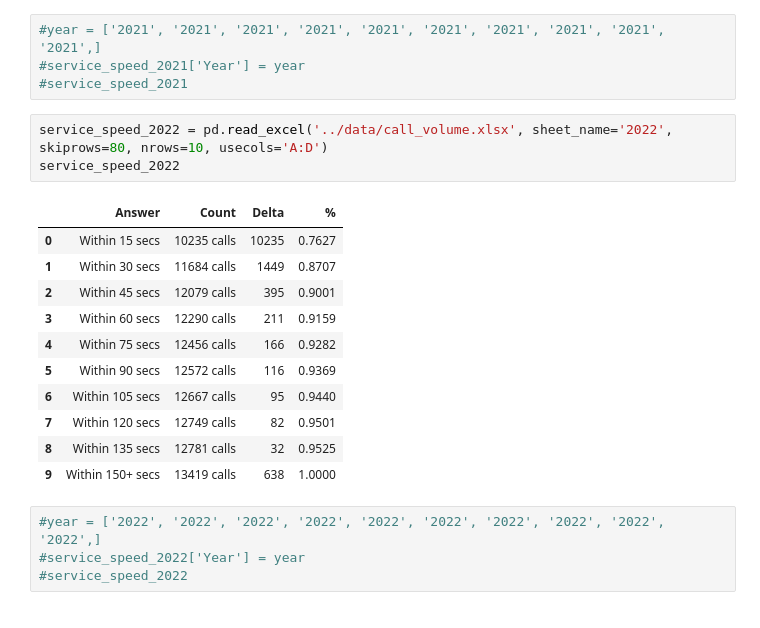
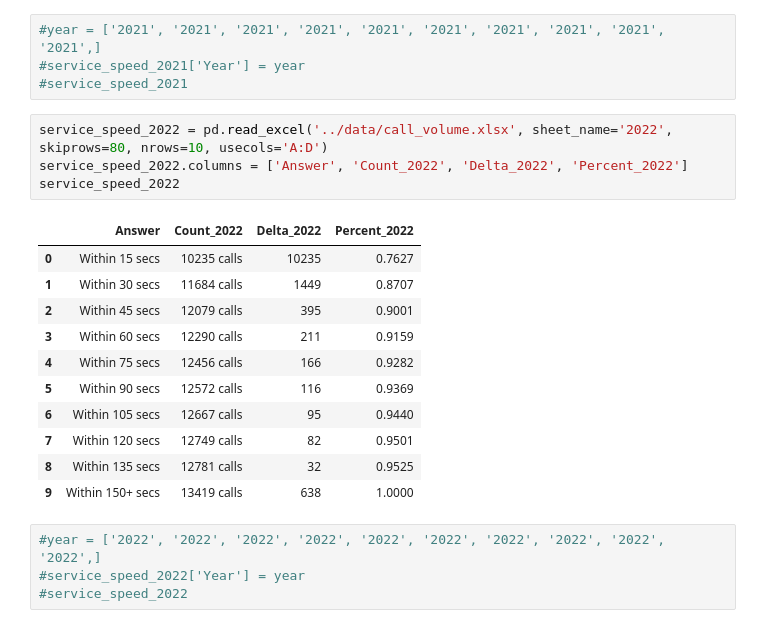
Before and after one commit to NSS-Data-Analytics-Cohort-6/fcs-crisis-sailing-the-seaborn, a Jupyter notebook: notebooks/FCS_Crisis_Study.ipynb, the cells around one changed output. Cells and saved outputs as stored; diff of their text form.

```diff
--- a/notebooks/FCS_Crisis_Study.ipynb
+++ b/notebooks/FCS_Crisis_Study.ipynb
@@ -134,9 +136,10 @@ service_speed_2021
 #service_speed_2021
 # %%
 service_speed_2022 = pd.read_excel('../data/call_volume.xlsx', sheet_name='2022', skiprows=80, nrows=10, usecols='A:D')
+service_speed_2022.columns = ['Answer', 'Count_2022', 'Delta_2022', 'Percent_2022']
 service_speed_2022
 # %% [output]
-|  | Answer | Count | Delta | % |
+|  | Answer | Count_2022 | Delta_2022 | Percent_2022 |
 | 0 | Within 15 secs | 10235 calls | 10235 | 0.7627 |
 | 1 | Within 30 secs | 11684 calls | 1449 | 0.8707 |
 | 2 | Within 45 secs | 12079 calls | 395 | 0.9001 |
```
Also changed, not shown: parts of 29 cells of this notebook.
